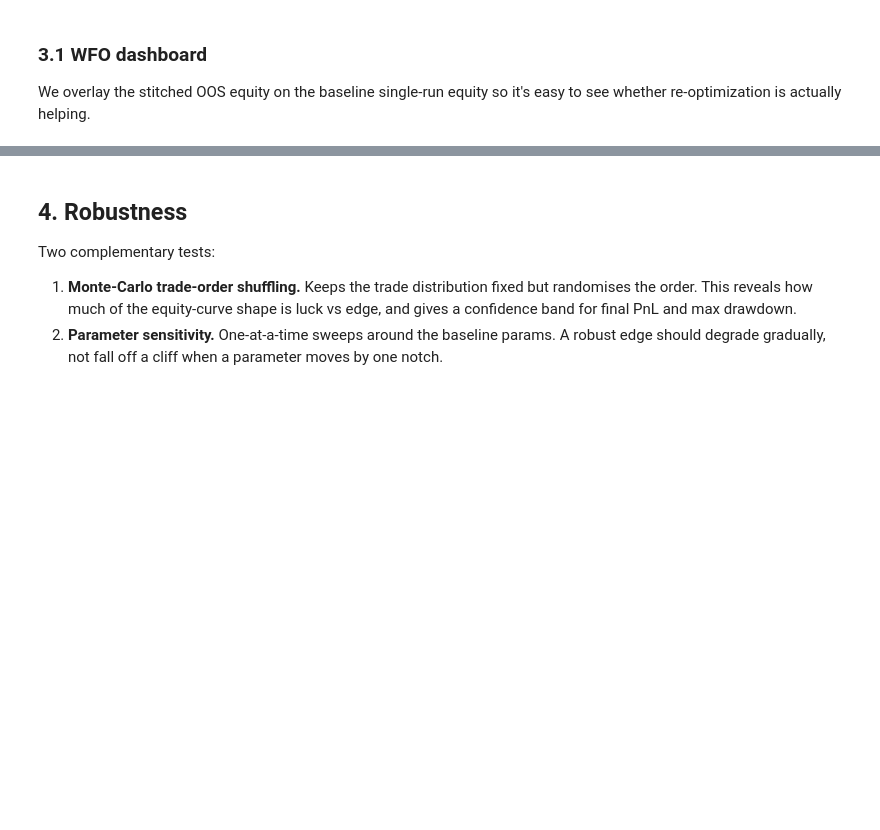
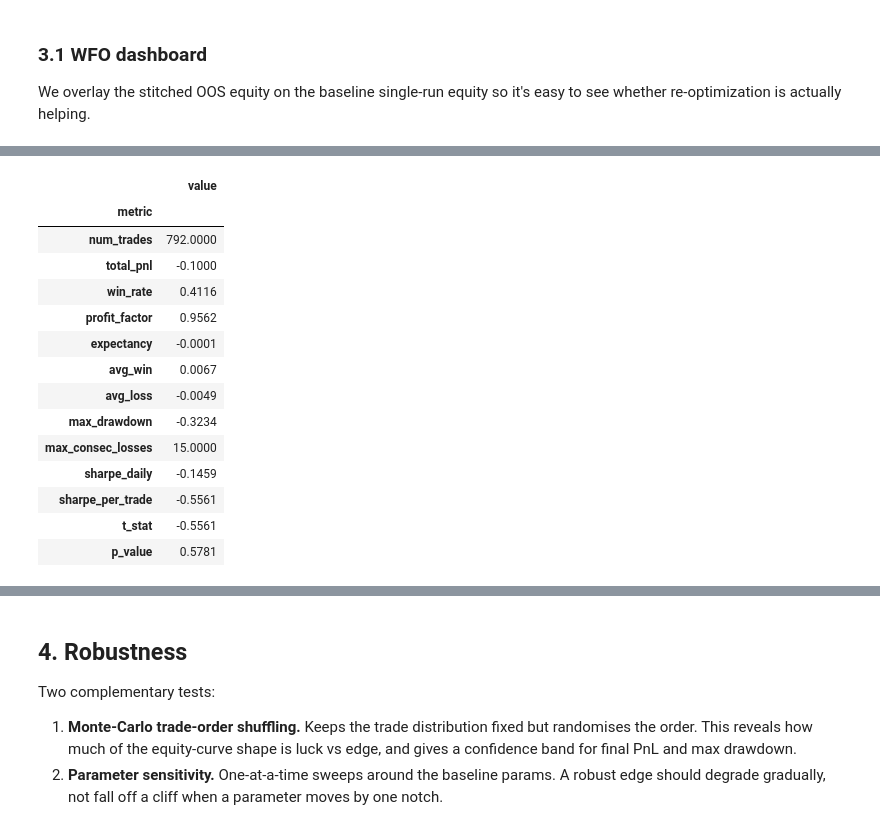
Before and after one commit to DougOscar/DataScienceAndTrading, a Jupyter notebook: technical_analysis/01_baseline_sma_crossover.ipynb, the cells around one changed output, grey strips where cells are left out. Saved outputs shown, nothing was run; the diff lists cells and outputs as text; code cells hidden in the pictures; blank space fills up the shorter version.

```diff
--- a/technical_analysis/01_baseline_sma_crossover.ipynb
+++ b/technical_analysis/01_baseline_sma_crossover.ipynb
@@ -189,0 +305,19 @@ else:
+# %%
+metrics = compute_metrics(result)
+metrics_table(metrics)
+# %% [output]
+|  | value |
+| metric |  |
+| num_trades | 792.0000 |
+| total_pnl | -0.1000 |
+| win_rate | 0.4116 |
+| profit_factor | 0.9562 |
+| expectancy | -0.0001 |
+| avg_win | 0.0067 |
+| avg_loss | -0.0049 |
+| max_drawdown | -0.3234 |
+| max_consec_losses | 15.0000 |
+| sharpe_daily | -0.1459 |
+| sharpe_per_trade | -0.5561 |
+| t_stat | -0.5561 |
+| p_value | 0.5781 |
```
Also changed, not shown: parts of 14 cells of this notebook, 1 other file.
